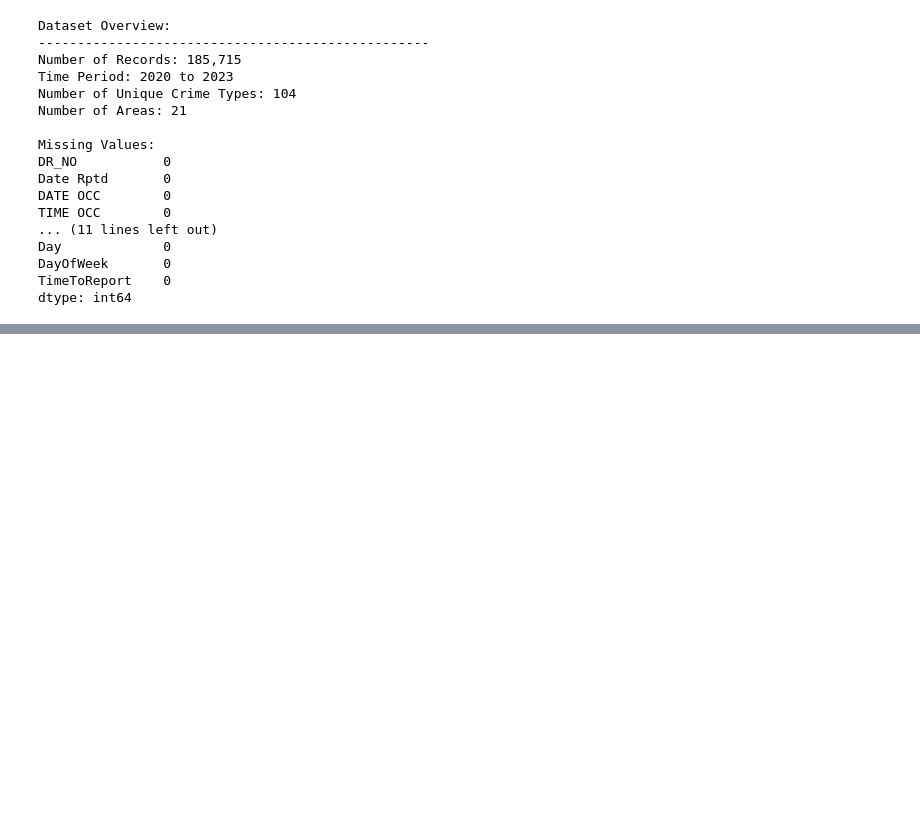
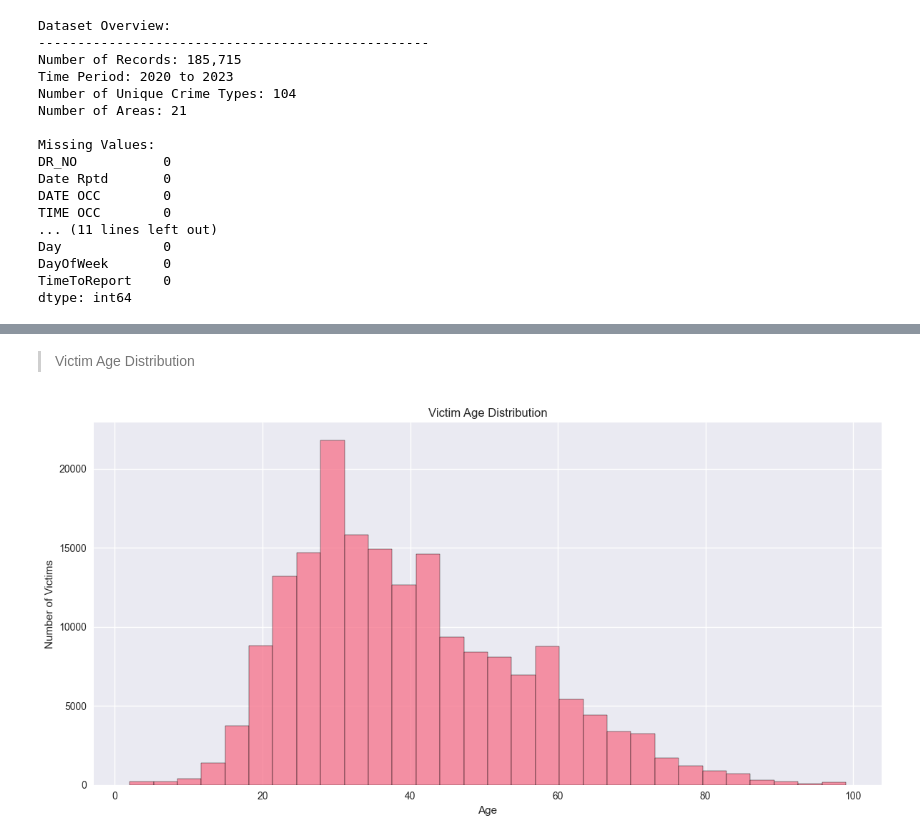
Before and after one commit to cesarverapy/crime-analysis-los-angeles, a Jupyter notebook: notebooks/01_data_exploration.ipynb, the cells around one changed output, grey strips where cells are left out. Saved outputs shown, nothing was run; the diff lists cells and outputs as text; code cells hidden in the pictures; blank space fills up the shorter version.

```diff
--- a/notebooks/01_data_exploration.ipynb
+++ b/notebooks/01_data_exploration.ipynb
@@ -141,0 +150,12 @@ dtype: int64
+# %% [markdown]
+> Victim Age Distribution
+# %%
+plt.figure(figsize=(12, 6))
+sns.histplot(data=df_crimes, x='Vict Age', bins=30)
+plt.title('Victim Age Distribution')
+plt.xlabel('Age')
+plt.ylabel('Number of Victims')
+plt.tight_layout()
+plt.show()
+# %% [output]
+[figure, added]
```
Also changed, not shown: parts of 8 cells of this notebook.
